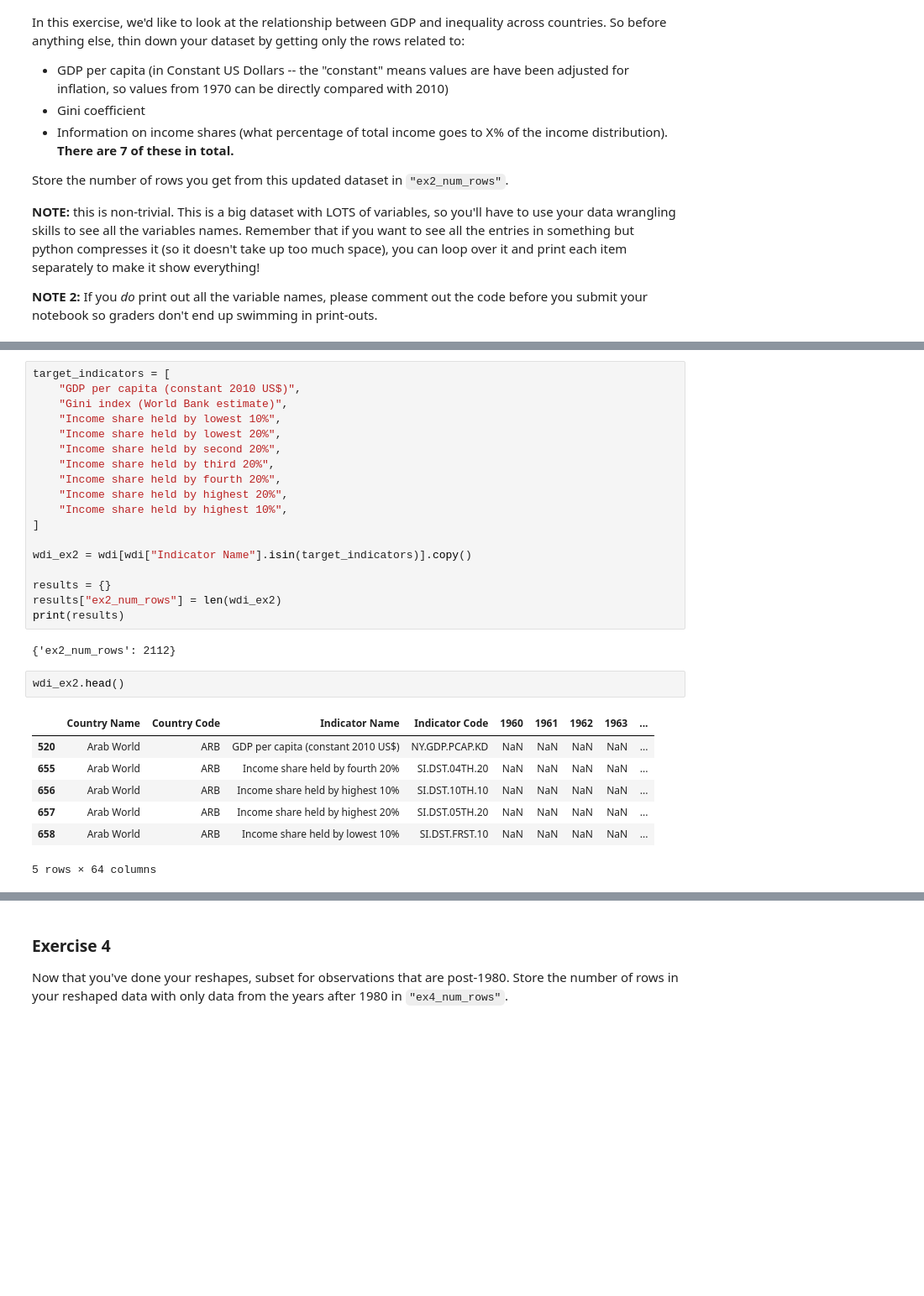
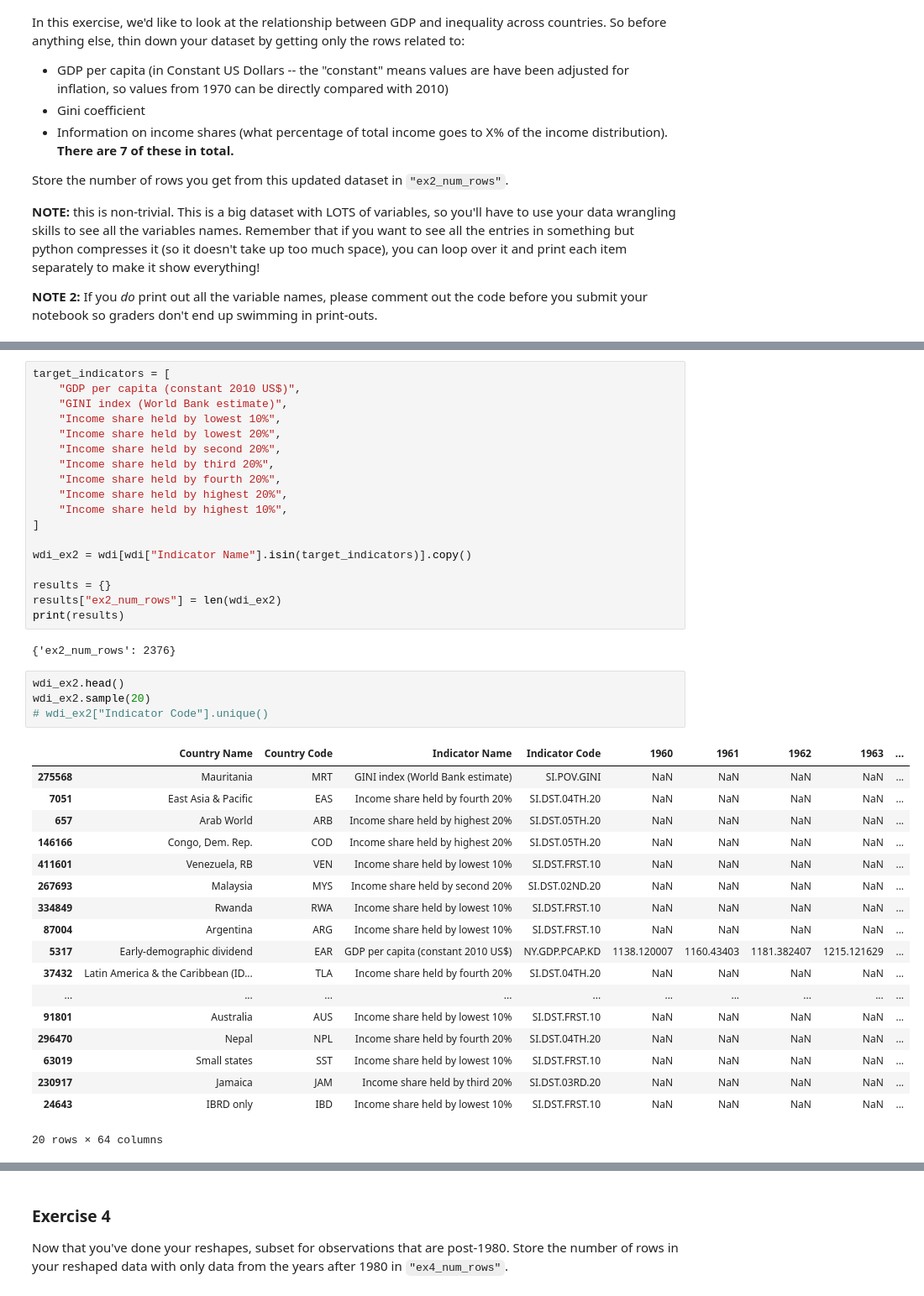
Before and after one commit to Gechyb/PDS_Reshaping_Data, a Jupyter notebook: exercise_reshaping.ipynb, the cells around one changed output, grey strips where cells are left out. Shown at 84% size. Saved outputs shown, nothing was run; the diff lists cells and outputs as text; blank space fills up the shorter version.

```diff
--- a/exercise_reshaping.ipynb
+++ b/exercise_reshaping.ipynb
@@ -143,7 +148,7 @@ array(['GDP per capita (constant 2010 US$)',
 # %%
 target_indicators = [
     "GDP per capita (constant 2010 US$)",
-    "Gini index (World Bank estimate)",
+    "GINI index (World Bank estimate)",
     "Income share held by lowest 10%",
     "Income share held by lowest 20%",
     "Income share held by second 20%",
@@ -159,17 +164,30 @@ results = {}
 results["ex2_num_rows"] = len(wdi_ex2)
 print(results)
 # %% [output]
-{'ex2_num_rows': 2112}
+{'ex2_num_rows': 2376}
-# %%
-wdi_ex2.head()
-# %% [output]
-|  | Country Name | Country Code | Indicator Name | Indicator Code | 1960 | 1961 | 1962 | 1963 | ... |
-| 520 | Arab World | ARB | GDP per capita (constant 2010 US$) | NY.GDP.PCAP.KD | NaN | NaN | NaN | NaN | ... |
-| 655 | Arab World | ARB | Income share held by fourth 20% | SI.DST.04TH.20 | NaN | NaN | NaN | NaN | ... |
-| 656 | Arab World | ARB | Income share held by highest 10% | SI.DST.10TH.10 | NaN | NaN | NaN | NaN | ... |
-| 657 | Arab World | ARB | Income share held by highest 20% | SI.DST.05TH.20 | NaN | NaN | NaN | NaN | ... |
-| 658 | Arab World | ARB | Income share held by lowest 10% | SI.DST.FRST.10 | NaN | NaN | NaN | NaN | ... |
-5 rows × 64 columns
+# %%
+wdi_ex2.head()
+wdi_ex2.sample(20)
+# wdi_ex2["Indicator Code"].unique()
+# %% [output]
+|  | Country Name | Country Code | Indicator Name | Indicator Code | 1960 | 1961 | 1962 | 1963 | ... |
+| 275568 | Mauritania | MRT | GINI index (World Bank estimate) | SI.POV.GINI | NaN | NaN | NaN | NaN | ... |
+| 7051 | East Asia & Pacific | EAS | Income share held by fourth 20% | SI.DST.04TH.20 | NaN | NaN | NaN | NaN | ... |
+| 657 | Arab World | ARB | Income share held by highest 20% | SI.DST.05TH.20 | NaN | NaN | NaN | NaN | ... |
+| 146166 | Congo, Dem. Rep. | COD | Income share held by highest 20% | SI.DST.05TH.20 | NaN | NaN | NaN | NaN | ... |
+| 411601 | Venezuela, RB | VEN | Income share held by lowest 10% | SI.DST.FRST.10 | NaN | NaN | NaN | NaN | ... |
+| 267693 | Malaysia | MYS | Income share held by second 20% | SI.DST.02ND.20 | NaN | NaN | NaN | NaN | ... |
+| 334849 | Rwanda | RWA | Income share held by lowest 10% | SI.DST.FRST.10 | NaN | NaN | NaN | NaN | ... |
+| 87004 | Argentina | ARG | Income share held by lowest 10% | SI.DST.FRST.10 | NaN | NaN | NaN | NaN | ... |
+| 5317 | Early-demographic dividend | EAR | GDP per capita (constant 2010 US$) | NY.GDP.PCAP.KD | 1138.120007 | 1160.43403 | 1181.382407 | 1215.121629 | ... |
+| 37432 | Latin America & the Caribbean (ID... | TLA | Income share held by fourth 20% | SI.DST.04TH.20 | NaN | NaN | NaN | NaN | ... |
+| ... | ... | ... | ... | ... | ... | ... | ... | ... | ... |
+| 91801 | Australia | AUS | Income share held by lowest 10% | SI.DST.FRST.10 | NaN | NaN | NaN | NaN | ... |
+| 296470 | Nepal | NPL | Income share held by fourth 20% | SI.DST.04TH.20 | NaN | NaN | NaN | NaN | ... |
+| 63019 | Small states | SST | Income share held by lowest 10% | SI.DST.FRST.10 | NaN | NaN | NaN | NaN | ... |
+| 230917 | Jamaica | JAM | Income share held by third 20% | SI.DST.03RD.20 | NaN | NaN | NaN | NaN | ... |
+| 24643 | IBRD only | IBD | Income share held by lowest 10% | SI.DST.FRST.10 | NaN | NaN | NaN | NaN | ... |
+20 rows × 64 columns
 # %% [markdown]
 ### Exercise 3
 
```
Also changed, not shown: parts of 4 cells of this notebook.
